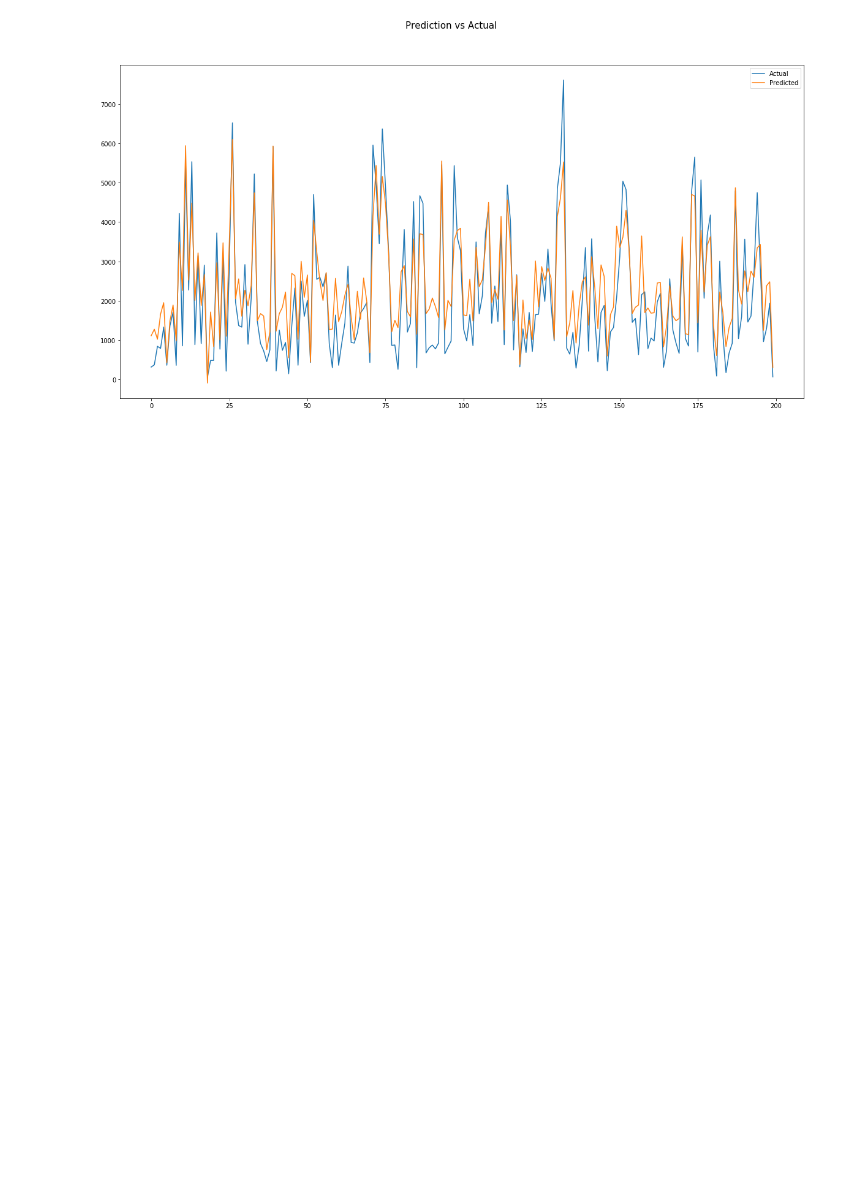
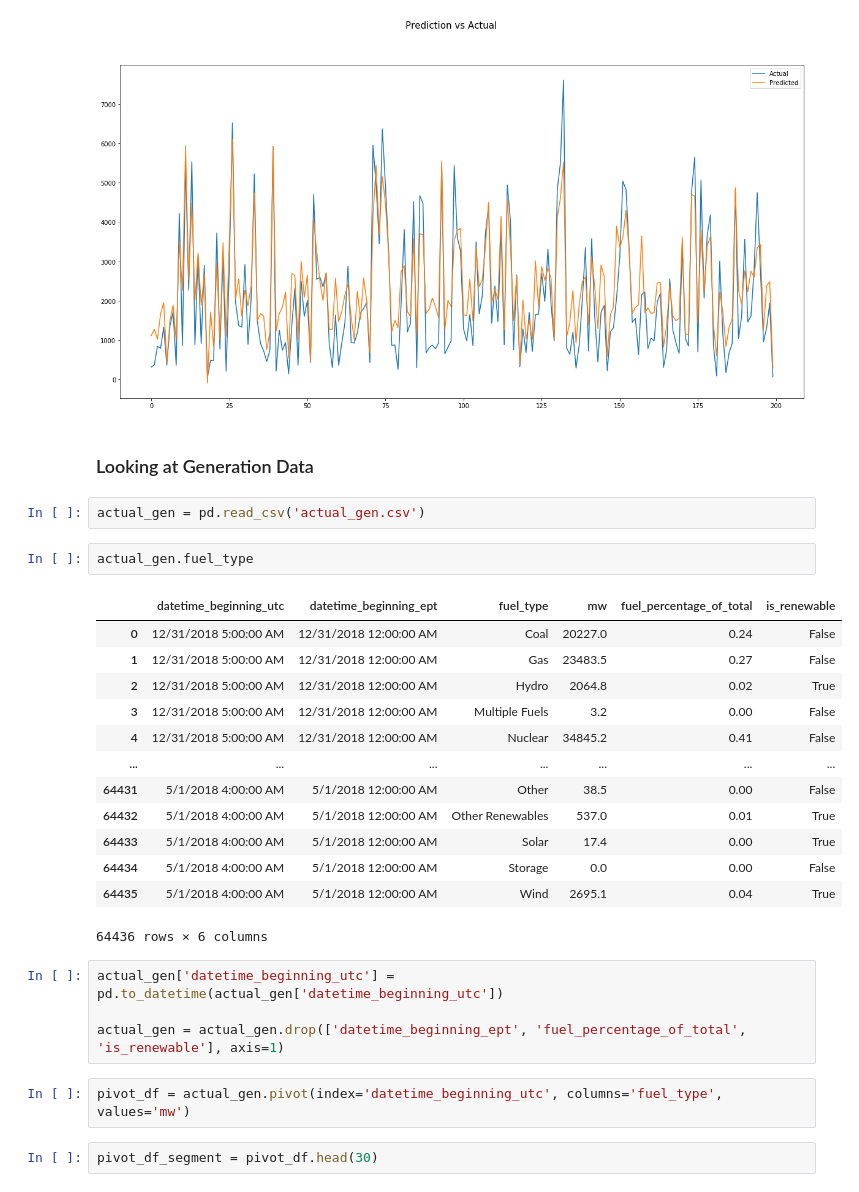
Before and after one commit to amy-wang/thesis2, a Jupyter notebook: data/Prediction vs Forecasts.ipynb, the cells around one changed output. Drawn from its saved outputs; the diff is of its cells as text; blank space fills up the shorter version.

```diff
--- a/data/Prediction vs Forecasts.ipynb
+++ b/data/Prediction vs Forecasts.ipynb
@@ -328,3 +328,31 @@ plt.legend()
 # %% [output]
 <matplotlib.legend.Legend at 0x...>
 [figure]
+# %% [markdown]
+### Looking at Generation Data
+# %%
+actual_gen = pd.read_csv('actual_gen.csv')
+# %%
+actual_gen.fuel_type
+# %% [output]
+|  | datetime_beginning_utc | datetime_beginning_ept | fuel_type | mw | fuel_percentage_of_total | is_renewable |
+| 0 | 12/31/2018 5:00:00 AM | 12/31/2018 12:00:00 AM | Coal | 20227.0 | 0.24 | False |
+| 1 | 12/31/2018 5:00:00 AM | 12/31/2018 12:00:00 AM | Gas | 23483.5 | 0.27 | False |
+| 2 | 12/31/2018 5:00:00 AM | 12/31/2018 12:00:00 AM | Hydro | 2064.8 | 0.02 | True |
+| 3 | 12/31/2018 5:00:00 AM | 12/31/2018 12:00:00 AM | Multiple Fuels | 3.2 | 0.00 | False |
+| 4 | 12/31/2018 5:00:00 AM | 12/31/2018 12:00:00 AM | Nuclear | 34845.2 | 0.41 | False |
+| ... | ... | ... | ... | ... | ... | ... |
+| 64431 | 5/1/2018 4:00:00 AM | 5/1/2018 12:00:00 AM | Other | 38.5 | 0.00 | False |
+| 64432 | 5/1/2018 4:00:00 AM | 5/1/2018 12:00:00 AM | Other Renewables | 537.0 | 0.01 | True |
+| 64433 | 5/1/2018 4:00:00 AM | 5/1/2018 12:00:00 AM | Solar | 17.4 | 0.00 | True |
+| 64434 | 5/1/2018 4:00:00 AM | 5/1/2018 12:00:00 AM | Storage | 0.0 | 0.00 | False |
+| 64435 | 5/1/2018 4:00:00 AM | 5/1/2018 12:00:00 AM | Wind | 2695.1 | 0.04 | True |
+64436 rows × 6 columns
+# %%
+actual_gen['datetime_beginning_utc'] = pd.to_datetime(actual_gen['datetime_beginning_utc'])
+
+actual_gen = actual_gen.drop(['datetime_beginning_ept', 'fuel_percentage_of_total', 'is_renewable'], axis=1)
+# %%
+pivot_df = actual_gen.pivot(index='datetime_beginning_utc', columns='fuel_type', values='mw')
+# %%
+pivot_df_segment = pivot_df.head(30)
```
Also changed, not shown: parts of 11 cells of this notebook.
